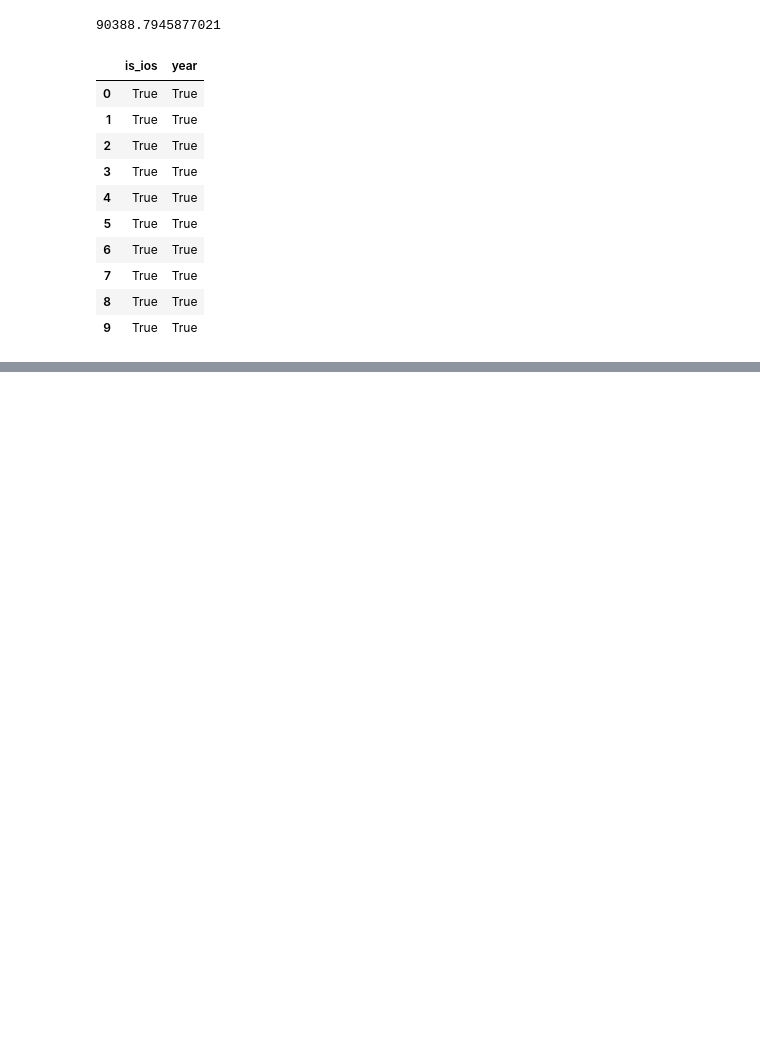
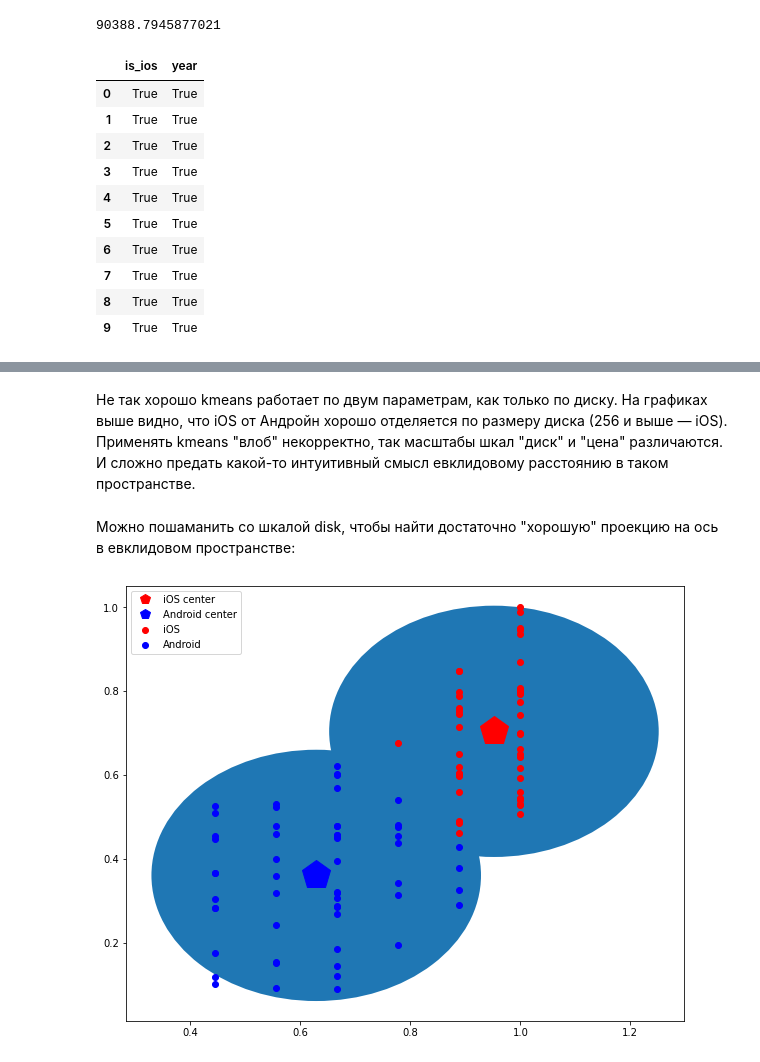
Before and after one commit to mgsergio/skillbox-ml, a Jupyter notebook: ML/01/01.ipynb, the cells around one changed output, grey strips where cells are left out. Cells and saved outputs as stored; diff of their text form; code cells hidden in the pictures; blank space fills up the shorter version.

```diff
--- a/ML/01/01.ipynb
+++ b/ML/01/01.ipynb
@@ -182,0 +240,33 @@ array([0, 0, 0, 0, 0, 0, 0, 0, 0, 0, 0, 0, 0, 0, 0, 0, 0, 0, 0, 0, 0, 0,
+# %% [markdown]
+Не так хорошо kmeans работает по двум параметрам, как только по диску. На графиках выше видно, что iOS от Андройн хорошо отделяется по размеру диска (256 и выше — iOS). Применять kmeans "влоб" некорректно, так масштабы шкал "диск" и "цена" различаются. И сложно предать какой-то интуитивный смысл евклидовому расстоянию в таком пространстве.
+# %% [markdown]
+Можно пошаманить со шкалой disk, чтобы найти достаточно "хорошую" проекцию на ось в евклидовом пространстве:
+# %%
+X = data[["disk", "price"]]
+X = X.eval("""
+    disk = log(disk) / log(disk.max())
+    price = price / price.max()
+""")
+# X = X.applymap(np.log)
+
+model = KMeans(2).fit(X)
+clusters = model.predict(X)
+
+fig = plt.figure()
+
+ax = fig.gca()
+
+label1 = data[clusters == 0].os.mode()[0]
+scatter1 = ax.scatter(X[clusters == 0]["disk"], X[clusters == 0]["price"], c="r", label=label1);
+center1, = ax.plot(*model.cluster_centers_[0], "rp", ms=30, label=f"{label1} center")
+ax.add_patch(plt.Circle(model.cluster_centers_[0], get_r(X[clusters == 0]), zorder=-1))
+
+label2 = data[clusters == 1].os.mode()[0]
+scatter2 = ax.scatter(X[clusters == 1]["disk"], X[clusters == 1]["price"], c="b", label=label2)
+center2, = ax.plot(*model.cluster_centers_[1], "bp", ms=30, label=f"{label2} center")
+ax.add_patch(plt.Circle(model.cluster_centers_[1], get_r(X[clusters == 0]), zorder=-1))
+
+
+plt.legend(handler_map={Line2D: HandlerLine2D(update_func=update)});
+# %% [output]
+[figure, added]
```
Also changed, not shown: parts of 19 cells of this notebook.
